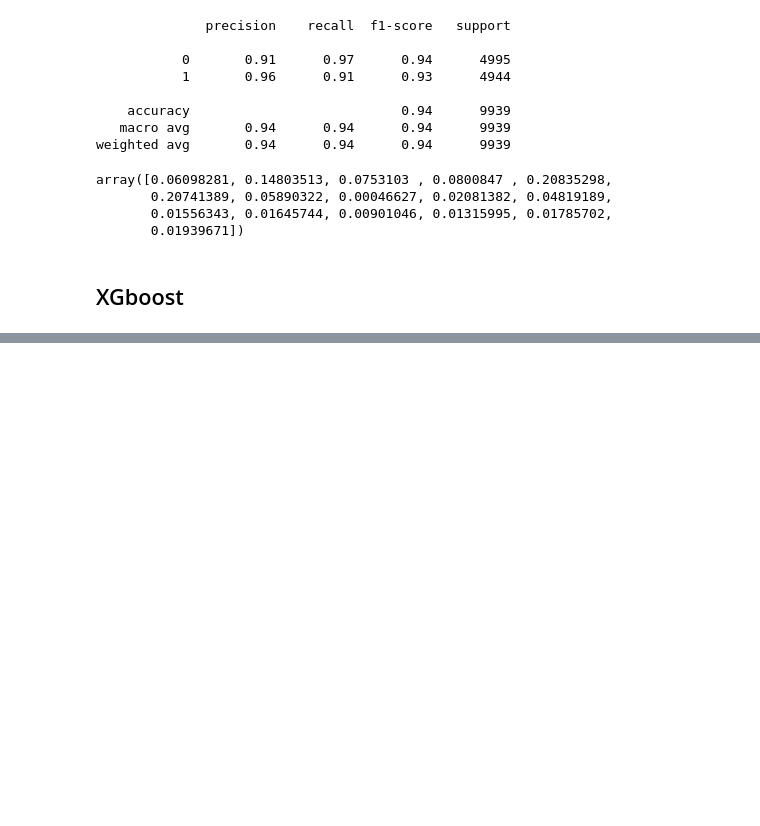
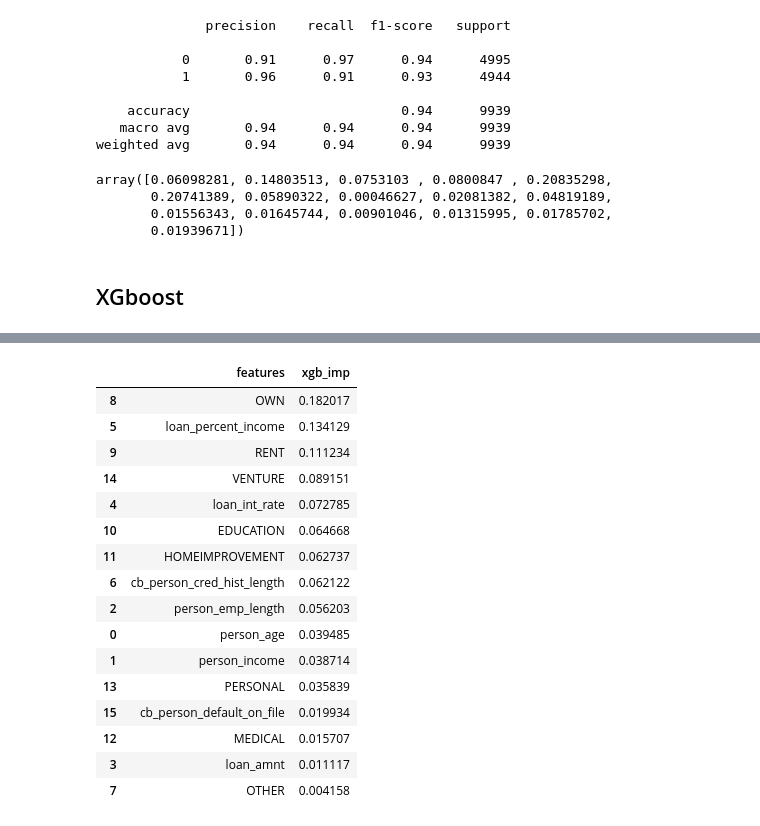
Before and after one commit to MuhammedJ7/Credit-Risk-Assesment-Model, a Jupyter notebook: Master Credit Risk.ipynb, the cells around one changed output, grey strips where cells are left out. Saved outputs shown, nothing was run; the diff lists cells and outputs as text; code cells hidden in the pictures; blank space fills up the shorter version.

```diff
--- a/Master Credit Risk.ipynb
+++ b/Master Credit Risk.ipynb
@@ -279,0 +317,21 @@ features_imp_rf = pd.DataFrame ({'features' :balanced_features.columns,'rf_imp'
+# %%
+features_imp_xgb = pd.DataFrame ({'features' :balanced_features.columns,'xgb_imp' : xgb_model.feature_importances_})
+features_imp_xgb.sort_values(by= 'xgb_imp', ascending=False)
+# %% [output]
+|  | features | xgb_imp |
+| 8 | OWN | 0.182017 |
+| 5 | loan_percent_income | 0.134129 |
+| 9 | RENT | 0.111234 |
+| 14 | VENTURE | 0.089151 |
+| 4 | loan_int_rate | 0.072785 |
+| 10 | EDUCATION | 0.064668 |
+| 11 | HOMEIMPROVEMENT | 0.062737 |
+| 6 | cb_person_cred_hist_length | 0.062122 |
+| 2 | person_emp_length | 0.056203 |
+| 0 | person_age | 0.039485 |
+| 1 | person_income | 0.038714 |
+| 13 | PERSONAL | 0.035839 |
+| 15 | cb_person_default_on_file | 0.019934 |
+| 12 | MEDICAL | 0.015707 |
+| 3 | loan_amnt | 0.011117 |
+| 7 | OTHER | 0.004158 |
```
Also changed, not shown: parts of 6 cells of this notebook.
